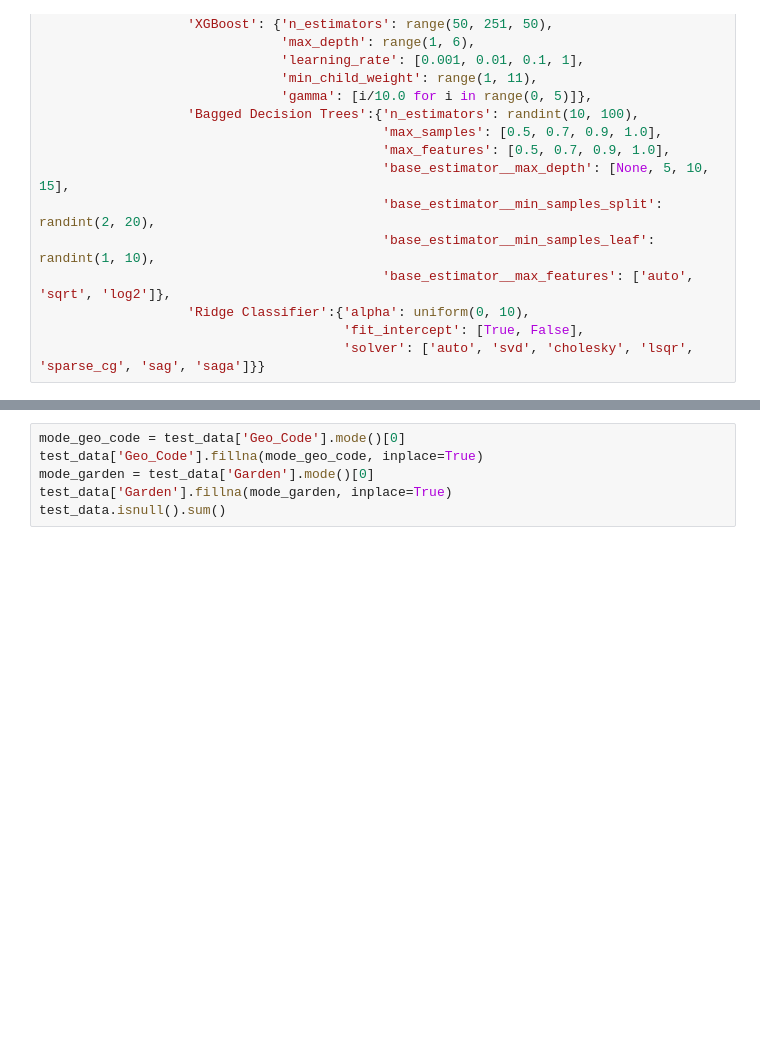
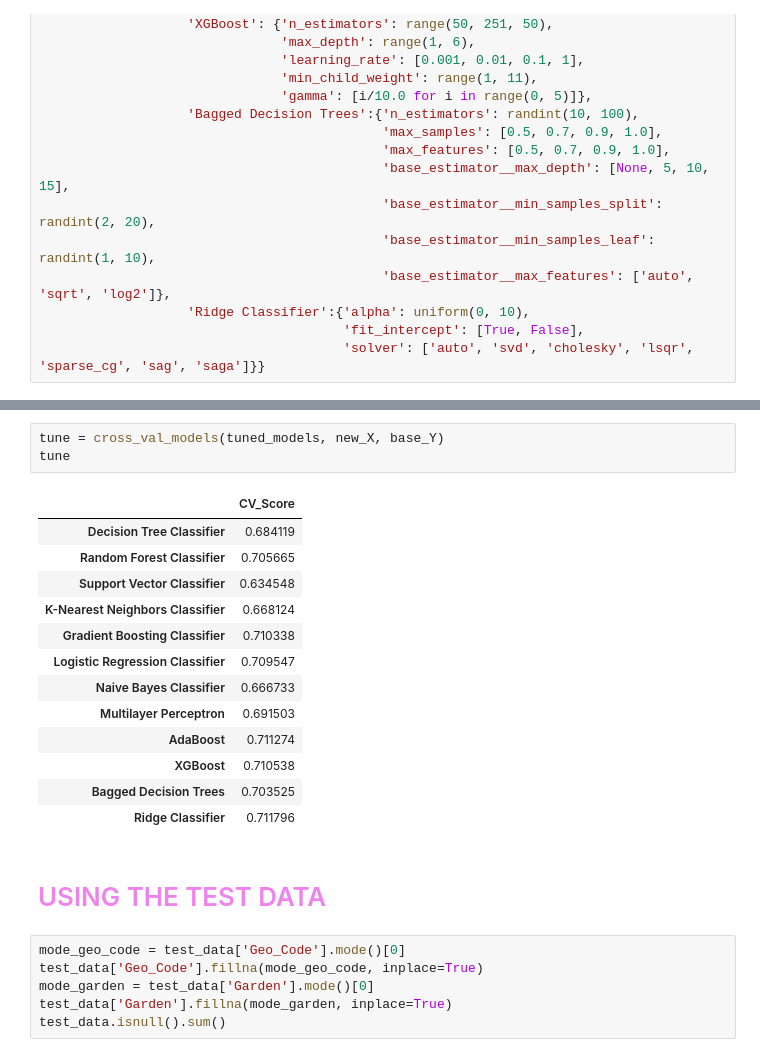
Before and after one commit to uduakobioh/NCAIR_AI, a Jupyter notebook: ML_Compete/Classification/data-science-nigeria-2019-challenge-1-insurance-prediction/base.ipynb, the cells around one changed output, grey strips where cells are left out. Saved outputs shown, nothing was run; the diff lists cells and outputs as text; blank space fills up the shorter version.

```diff
--- a/ML_Compete/Classification/data-science-nigeria-2019-challenge-1-insurance-prediction/base.ipynb
+++ b/ML_Compete/Classification/data-science-nigeria-2019-challenge-1-insurance-prediction/base.ipynb
@@ -474,3 +448,22 @@ train_data.groupby('Geo_Code').count()
+# %%
+tune = cross_val_models(tuned_models, new_X, base_Y)
+tune
+# %% [output]
+|  | CV_Score |
+| Decision Tree Classifier | 0.684119 |
+| Random Forest Classifier | 0.705665 |
+| Support Vector Classifier | 0.634548 |
+| K-Nearest Neighbors Classifier | 0.668124 |
+| Gradient Boosting Classifier | 0.710338 |
+| Logistic Regression Classifier | 0.709547 |
+| Naive Bayes Classifier | 0.666733 |
+| Multilayer Perceptron | 0.691503 |
+| AdaBoost | 0.711274 |
+| XGBoost | 0.710538 |
+| Bagged Decision Trees | 0.703525 |
+| Ridge Classifier | 0.711796 |
+# %% [markdown]
+# <span style= 'color:violet'>USING THE TEST DATA</span>
 # %%
 mode_geo_code = test_data['Geo_Code'].mode()[0]
 test_data['Geo_Code'].fillna(mode_geo_code, inplace=True)
```
Also changed, not shown: parts of 25 cells of this notebook, 3 other files.
